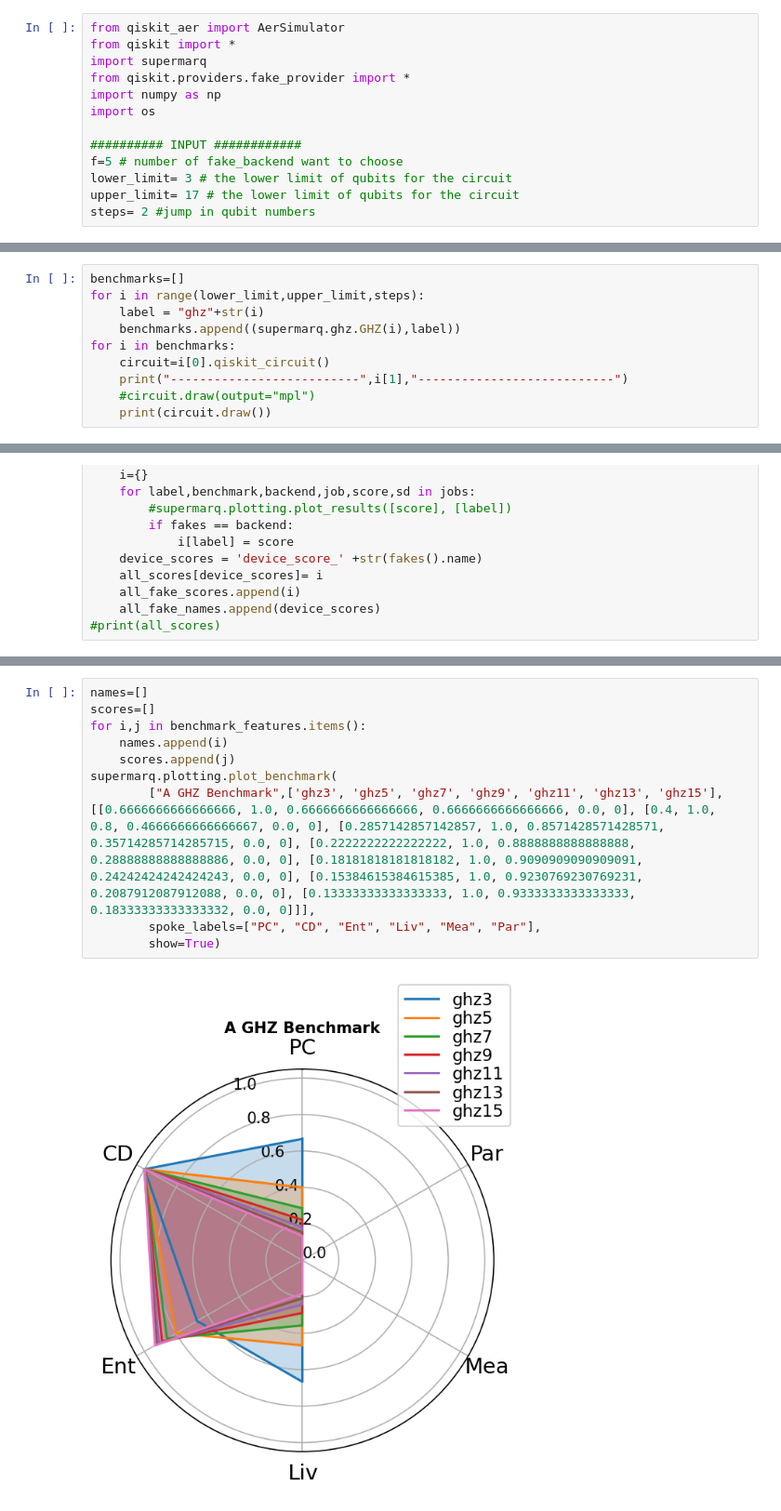
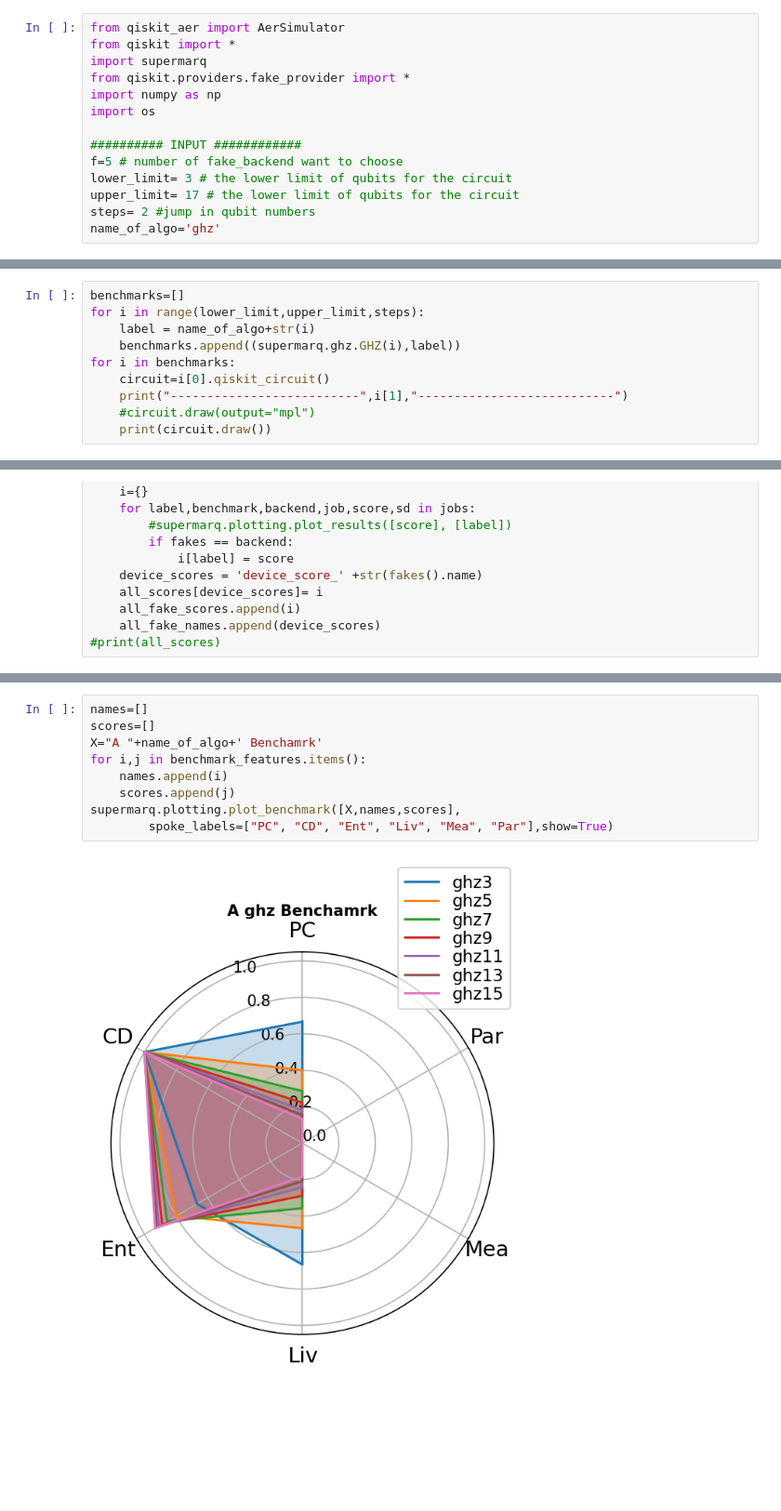
Before and after one commit to vandnaChaturvedi/Supermarq_benchmark_POC, a Jupyter notebook: sm_GHZ.ipynb, the cells around one changed output, grey strips where cells are left out. Shown at 93% size. Drawn from its saved outputs; the diff is of its cells as text; blank space fills up the shorter version.

```diff
--- a/sm_GHZ.ipynb
+++ b/sm_GHZ.ipynb
@@ -11,6 +11,7 @@ f=5 # number of fake_backend want to choose
 lower_limit= 3 # the lower limit of qubits for the circuit
 upper_limit= 17 # the lower limit of qubits for the circuit
 steps= 2 #jump in qubit numbers
+name_of_algo='ghz'
 # %%
 all_fakes=[FakeAlmadenV2,FakeArmonkV2,FakeAthensV2,FakeAuckland,FakeBelemV2,FakeBoeblingenV2,FakeBogotaV2,FakeBrooklynV2,FakeBurlingtonV2,FakeCairoV2,FakeCambridgeV2,FakeCasablancaV2,FakeEssexV2,FakeGeneva,FakeGuadalupeV2,FakeHanoiV2,FakeJakartaV2,FakeJohannesburgV2,FakeKolkataV2,FakeLagosV2,FakeLimaV2,FakeLondonV2,FakeManhattanV2,FakeManilaV2,FakeMelbourneV2,FakeMontrealV2,FakeMumbaiV2,FakeNairobiV2,FakeOslo,FakeOurenseV2,FakeParisV2,FakePerth,FakePrague,FakePoughkeepsieV2,FakeQuitoV2,FakeRochesterV2,FakeRomeV2,FakeSantiagoV2,FakeSherbrooke,FakeSingaporeV2,FakeSydneyV2,FakeTorontoV2,FakeValenciaV2,FakeVigoV2,FakeWashingtonV2,FakeYorktownV2]
 import random; selected_fakes = random.sample(all_fakes, f)
@@ -24,7 +25,7 @@ selected_fakes  # having any randomly selected 5 fake backends out of 46 mention
 # %%
 benchmarks=[]
 for i in range(lower_limit,upper_limit,steps):
-    label = "ghz"+str(i)
+    label = name_of_algo+str(i)
     benchmarks.append((supermarq.ghz.GHZ(i),label))
 for i in benchmarks:
     circuit=i[0].qiskit_circuit()
@@ -144,15 +145,14 @@ USED BACKEND:: fake_melbourne ; CIRCUIT_NAME: ghz13 ; SCORE = 0.3643512007622339
 # %%
 names=[]
 scores=[]
+X="A "+name_of_algo+' Benchamrk'
 for i,j in benchmark_features.items():
     names.append(i)
     scores.append(j)
-supermarq.plotting.plot_benchmark(
-        ["A GHZ Benchmark",['ghz3', 'ghz5', 'ghz7', 'ghz9', 'ghz11', 'ghz13', 'ghz15'],[[0.6666666666666666, 1.0, 0.6666666666666666, 0.6666666666666666, 0.0, 0], [0.4, 1.0, 0.8, 0.4666666666666667, 0.0, 0], [0.2857142857142857, 1.0, 0.8571428571428571, 0.35714285714285715, 0.0, 0], [0.2222222222222222, 1.0, 0.8888888888888888, 0.28888888888888886, 0.0, 0], [0.18181818181818182, 1.0, 0.9090909090909091, 0.24242424242424243, 0.0, 0], [0.15384615384615385, 1.0, 0.9230769230769231, 0.2087912087912088, 0.0, 0], [0.13333333333333333, 1.0, 0.9333333333333333, 0.18333333333333332, 0.0, 0]]],
-        spoke_labels=["PC", "CD", "Ent", "Liv", "Mea", "Par"],
-        show=True)
+supermarq.plotting.plot_benchmark([X,names,scores],
+        spoke_labels=["PC", "CD", "Ent", "Liv", "Mea", "Par"],show=True)
 # %% [output]
-[figure, old version]
+[figure, new version]
 # %%
 supermarq.plotting.plot_correlations(benchmark_features,all_fake_scores,["PC", "CD", "Ent", "Liv", "Mea", "Par"],device_name=all_fake_names,show=True,)
 # %% [output]
```
Also changed, not shown: parts of 5 cells of this notebook, 2 other files.
